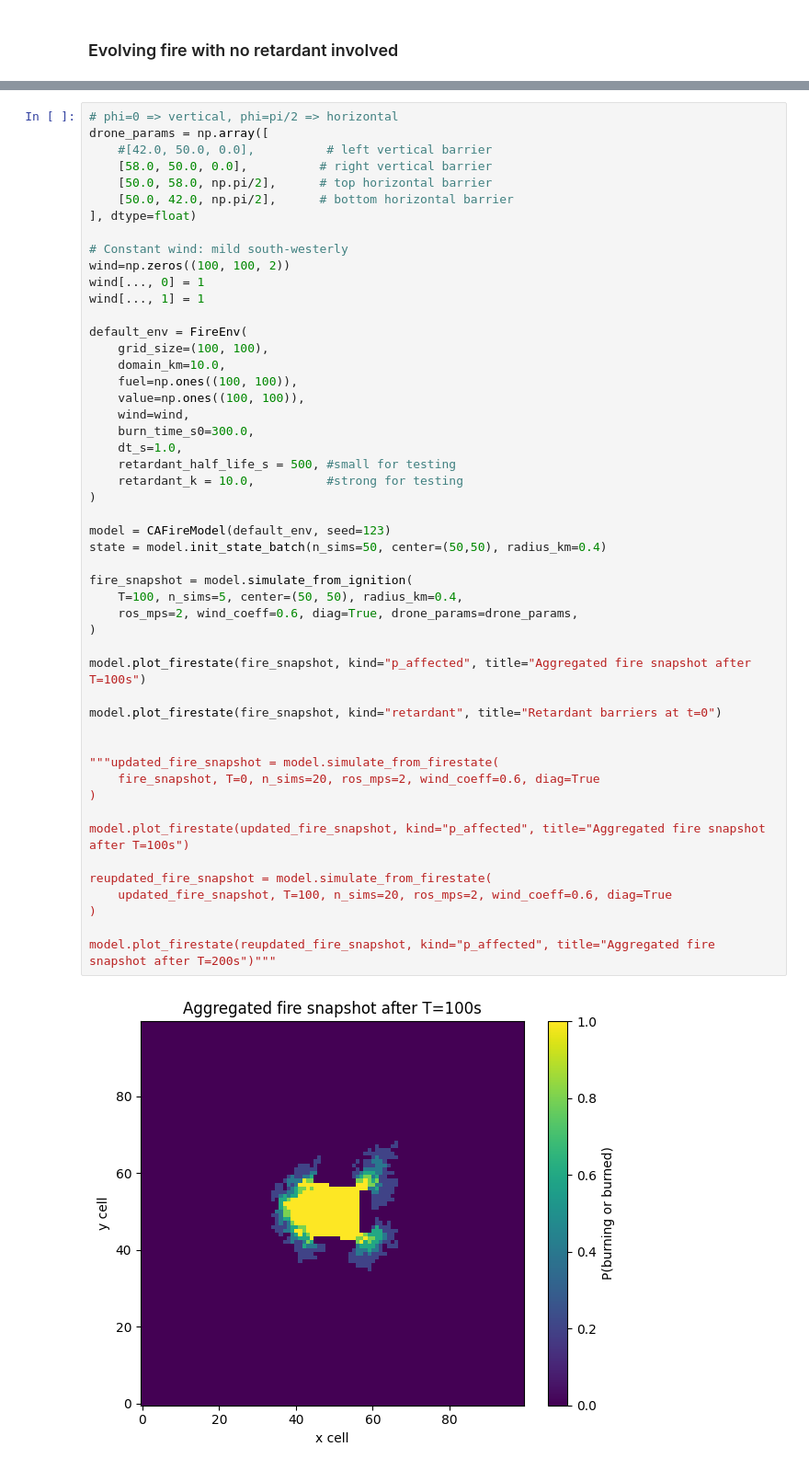
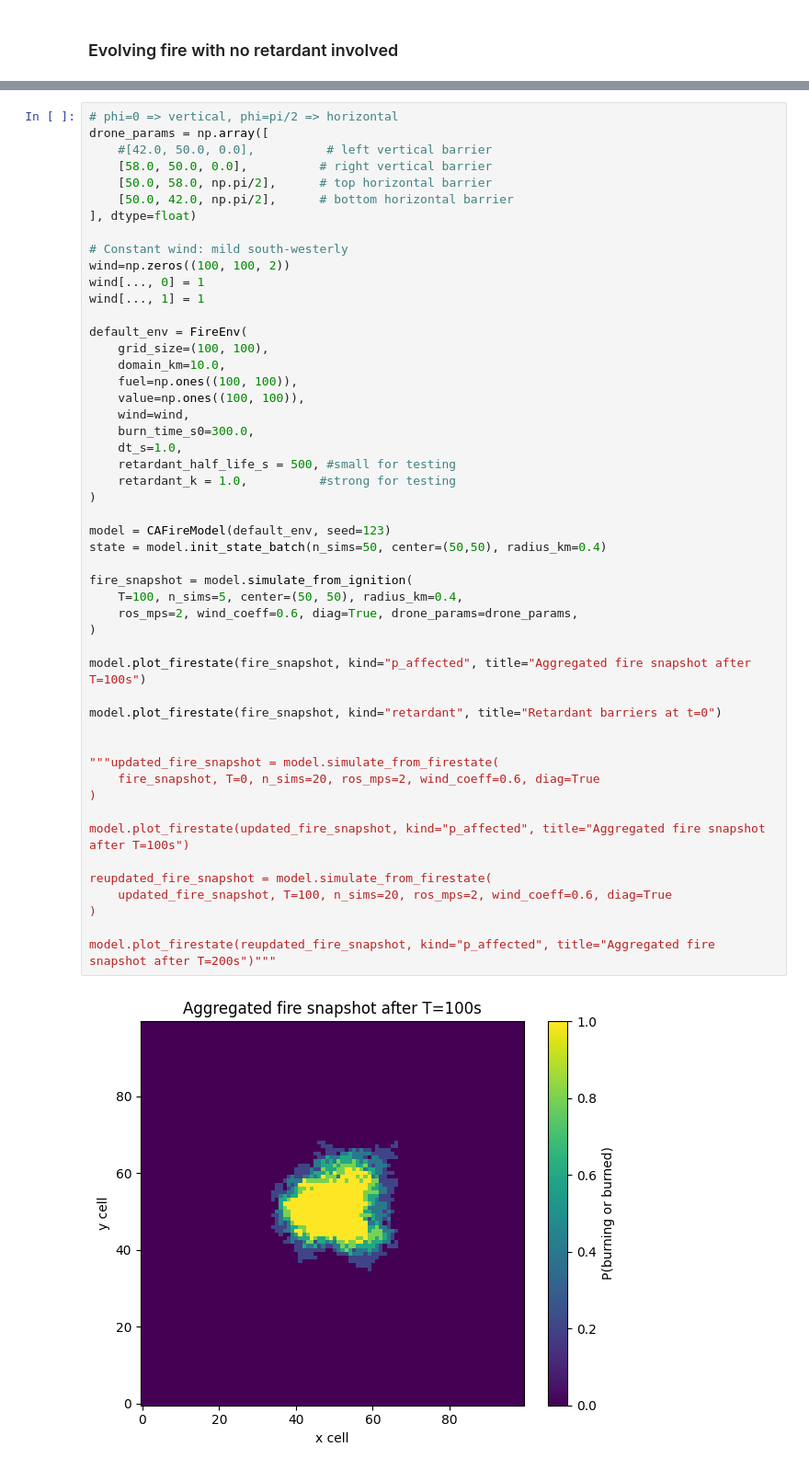
Before and after one commit to joshgreenwa/PyroFinsler, a Jupyter notebook: Updated L48 Fire Model.ipynb, the cells around one changed output, grey strips where cells are left out. Shown at 92% size. Saved outputs shown, nothing was run; the diff lists cells and outputs as text.

```diff
--- a/Updated L48 Fire Model.ipynb
+++ b/Updated L48 Fire Model.ipynb
@@ -710,34 +1025,34 @@ default_env = FireEnv(
     burn_time_s0=300.0,
     dt_s=1.0,
     retardant_half_life_s = 500, #small for testing
-    retardant_k = 10.0,          #strong for testing
+    retardant_k = 1.0,          #strong for testing
 )
 
 model = CAFireModel(default_env, seed=123)
 state = model.init_state_batch(n_sims=50, center=(50,50), radius_km=0.4)
 
 fire_snapshot = model.simulate_from_ignition(
     T=100, n_sims=5, center=(50, 50), radius_km=0.4,
     ros_mps=2, wind_coeff=0.6, diag=True, drone_params=drone_params,
 )
 
 model.plot_firestate(fire_snapshot, kind="p_affected", title="Aggregated fire snapshot after T=100s")
 
 model.plot_firestate(fire_snapshot, kind="retardant", title="Retardant barriers at t=0")
 
 
 """updated_fire_snapshot = model.simulate_from_firestate(
     fire_snapshot, T=0, n_sims=20, ros_mps=2, wind_coeff=0.6, diag=True
 )
 
 model.plot_firestate(updated_fire_snapshot, kind="p_affected", title="Aggregated fire snapshot after T=100s")
 
 reupdated_fire_snapshot = model.simulate_from_firestate(
     updated_fire_snapshot, T=100, n_sims=20, ros_mps=2, wind_coeff=0.6, diag=True
 )
 
 model.plot_firestate(reupdated_fire_snapshot, kind="p_affected", title="Aggregated fire snapshot after T=200s")"""
 # %% [output]
-[figure, old version]
+[figure, new version]
 [figure]
 'updated_fire_snapshot = model.simulate_from_firestate(\n    fire_snapshot, T=0, n_sims=20, ros_mps=2, wind_coeff=0.6, diag=True\n)\n\nmodel.plot_firestate(updated_fire_snapshot, kind="p_affected", ti ...
```
Also changed, not shown: parts of 14 cells of this notebook.
